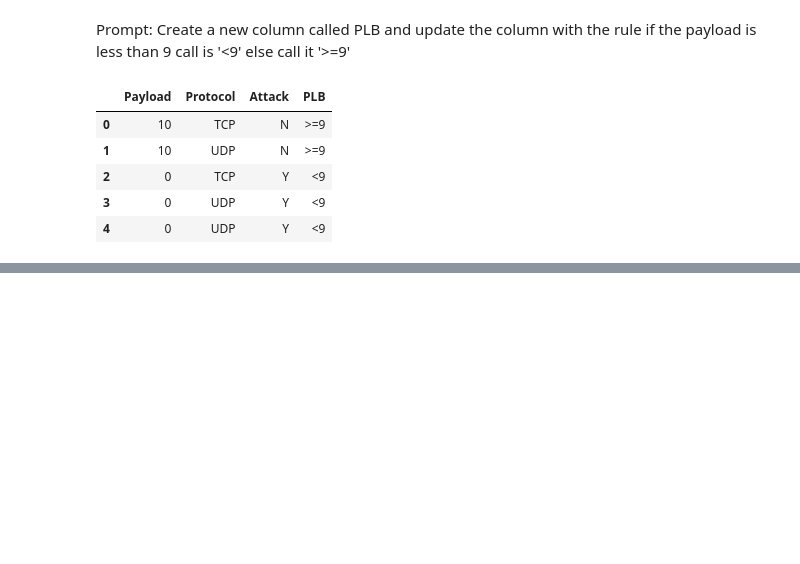
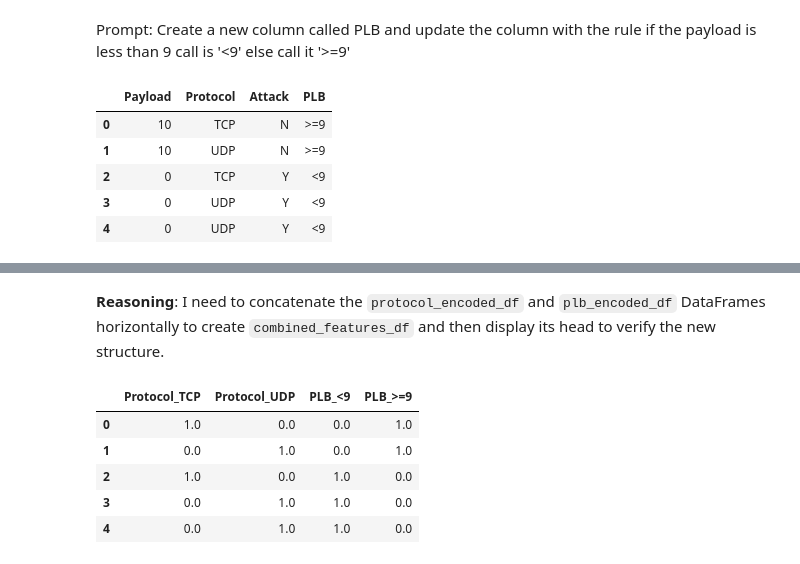
Before and after one commit to dashy0070/Cybersecurity_AI, a Jupyter notebook: NIDS_using_AI.ipynb, the cells around one changed output, grey strips where cells are left out. Cells and saved outputs as stored; diff of their text form; code cells hidden in the pictures; blank space fills up the shorter version.

```diff
--- a/NIDS_using_AI.ipynb
+++ b/NIDS_using_AI.ipynb
@@ -57,0 +430,13 @@ display(df.head())
+# %%
+from sklearn.linear_model import LogisticRegression
+
+# Instantiate the Logistic Regression model
+model_protocol = LogisticRegression(random_state=42)
+
+# Train the model
+model_protocol.fit(protocol_encoded_df, y)
+
+# Make predictions
+predictions_protocol = model_protocol.predict(protocol_encoded_df)
+
+print("Protocol model trained and predictions made.")
@@ -57,0 +527,17 @@ display(df.head())
+# %%
+from sklearn.linear_model import LogisticRegression
+import pandas as pd
+
+# Perform one-hot encoding on categorical columns in X
+X_encoded = pd.get_dummies(X, columns=['Protocol', 'PLB', 'Predicted_Attack'], drop_first=False)
+
+# Instantiate the Logistic Regression model
+model = LogisticRegression(random_state=42, solver='liblinear')
+
+# Train the model with the encoded features
+model.fit(X_encoded, y)
+
+# Make predictions
+predictions_full_model = model.predict(X_encoded)
+
+print("Logistic Regression model trained and predictions made on encoded X and y.")
@@ -57,0 +558,8 @@ display(df.head())
+# %%
+from sklearn.linear_model import LogisticRegression
+
+# Instantiate the Logistic Regression model
+model_plb = LogisticRegression(random_state=42)
+
+# Train the model
+model_plb.fit(plb_encoded_df, y)
@@ -57,0 +692,15 @@ display(df.head())
+# %% [markdown]
+**Reasoning**:
+I need to concatenate the `protocol_encoded_df` and `plb_encoded_df` DataFrames horizontally to create `combined_features_df` and then display its head to verify the new structure.
+# %%
+import pandas as pd
+
+combined_features_df = pd.concat([protocol_encoded_df, plb_encoded_df], axis=1)
+display(combined_features_df.head())
+# %% [output]
+|  | Protocol_TCP | Protocol_UDP | PLB_<9 | PLB_>=9 |
+| 0 | 1.0 | 0.0 | 0.0 | 1.0 |
+| 1 | 0.0 | 1.0 | 0.0 | 1.0 |
+| 2 | 1.0 | 0.0 | 1.0 | 0.0 |
+| 3 | 0.0 | 1.0 | 1.0 | 0.0 |
+| 4 | 0.0 | 1.0 | 1.0 | 0.0 |
```
Also changed, not shown: parts of 80 cells of this notebook.
